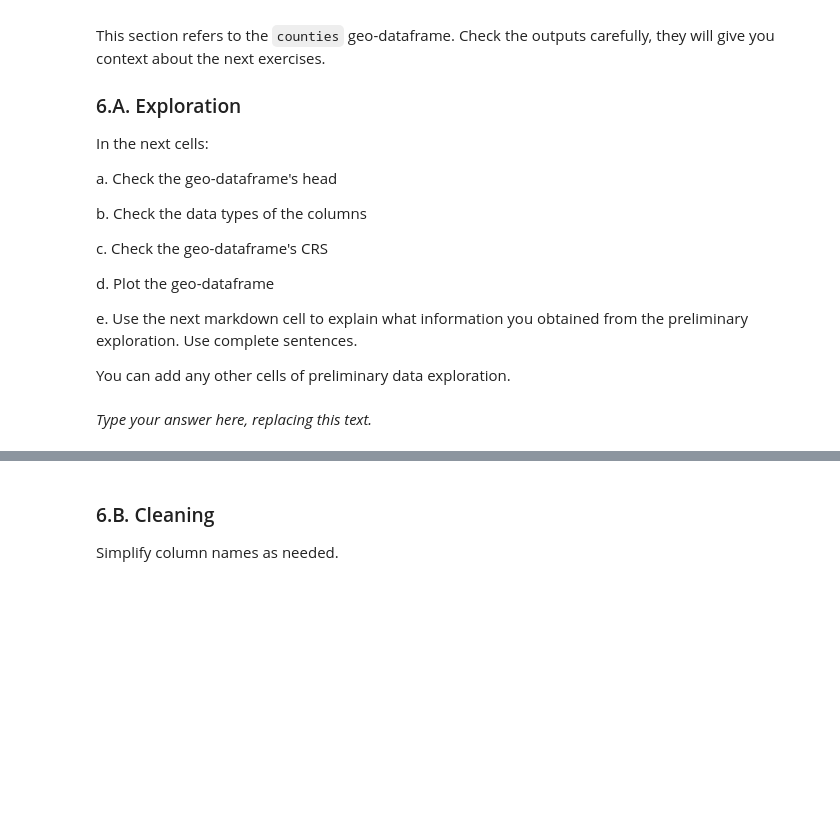
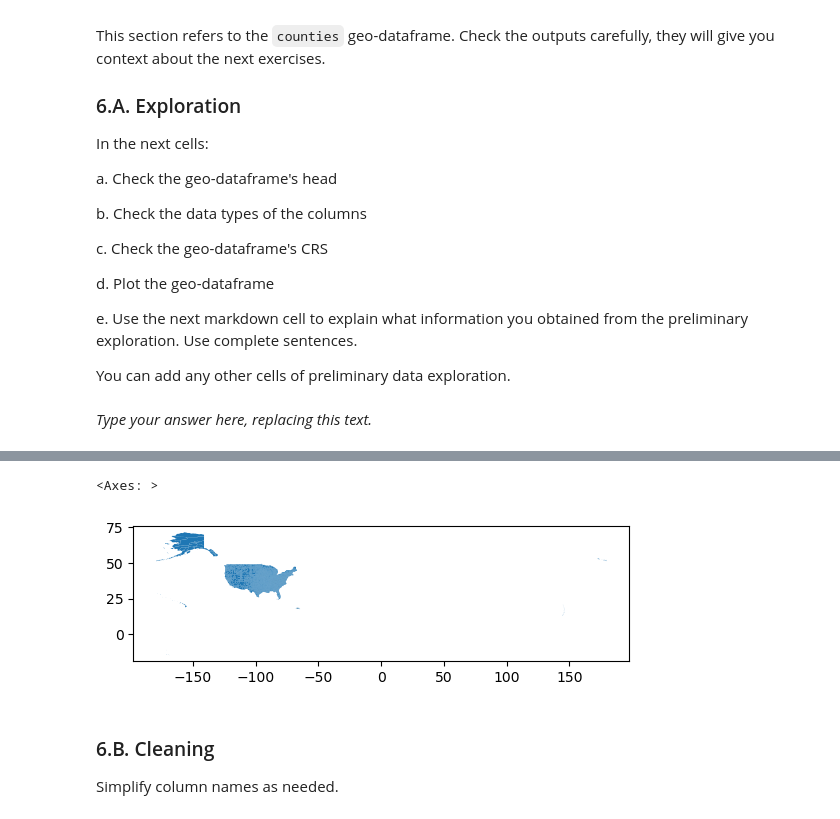
Before and after one commit to hylaea-miller/eds220-hwk3, a Jupyter notebook: hwk3-task1-spills.ipynb, the cells around one changed output, grey strips where cells are left out. Cells and saved outputs as stored; diff of their text form; code cells hidden in the pictures; blank space fills up the shorter version.

```diff
--- a/hwk3-task1-spills.ipynb
+++ b/hwk3-task1-spills.ipynb
@@ -293,5 +339,10 @@ _Type your answer here, replacing this text._
 # %%
 # d
+# Plot the geo-dataframe
+counties.plot()
+# %% [output]
+<Axes: >
+[figure, added]
 # %% [markdown]
 <!-- END QUESTION -->
 
```
Also changed, not shown: parts of 5 cells of this notebook.
